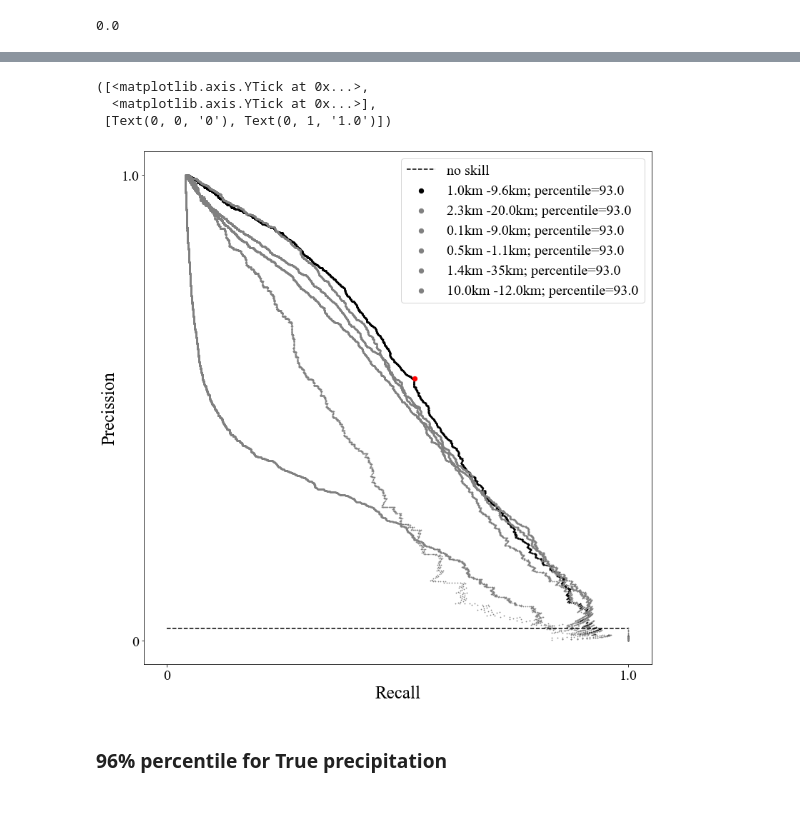
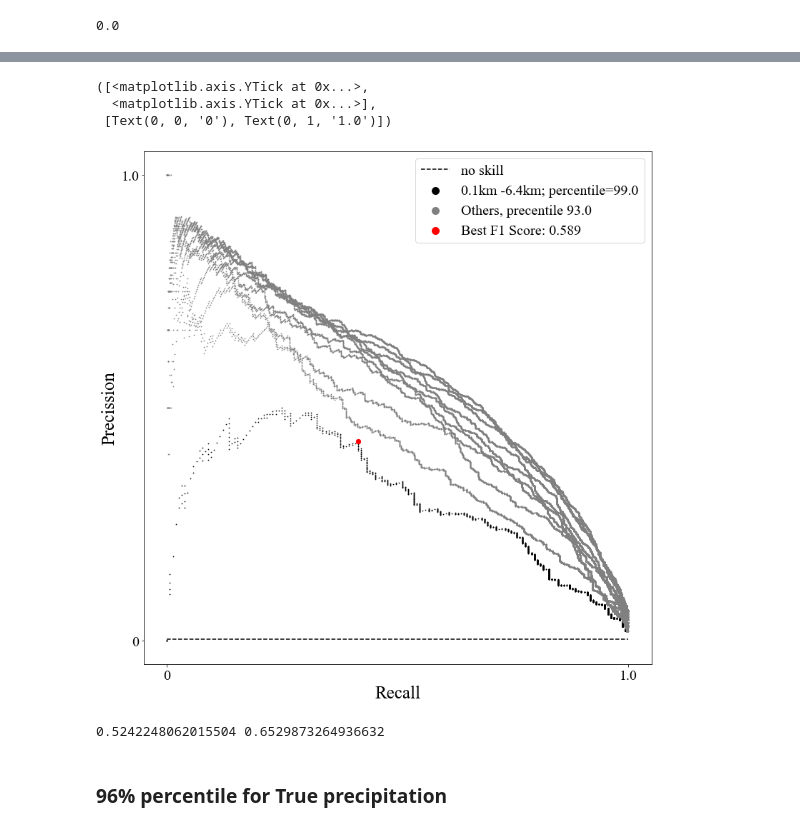
Before and after one commit to ignaciocordova/bachelor_thesis, a Jupyter notebook: Best_threshold.ipynb, the cells around one changed output, grey strips where cells are left out. Drawn from its saved outputs; the diff is of its cells as text; code cells hidden in the pictures.

```diff
--- a/Best_threshold.ipynb
+++ b/Best_threshold.ipynb
@@ -154,0 +455,14 @@ F1score: 0.211
+# %%
+matrix = np.zeros([111,211])
+results=[]
+print(matrix.max())
+for hi in tqdm(his):
+    for hf in hfs:
+
+        i = int(10.*hi)
+        j = int(10.*hf)
+
+        if hi<hf:
+            array = do.getF1score(df,hi,hf,0.90)
+            matrix[i][j] = array[4]
+            results.append(array)
@@ -155,10 +478,10 @@ F1score: 0.211
 # %% [markdown]
 ### 93% percentile for True precipitation
 # %%
-matrix = np.empty([101,151])
+matrix = np.zeros([111,211])
 results=[]
 print(matrix.max())
-for hi in his:
+for hi in tqdm(his):
     for hf in hfs:
 
         i = int(10.*hi)
@@ -213,23 +617,33 @@ cb.set_label('F1 SCORE',
 # %%
-p1,r1,p11,r11,truth,label1 = do.getPrecisionRecall(df,1.0,9.6,0.93)
+slicedf = df
+p1,r1,p11,r11,truth,label1 = do.getPrecisionRecall(slicedf,0.1,6.4,0.99)
 no_skill = len(truth[truth==1]) / len(truth)
 
-p2,r2,p22,r22,truth2,label2 = do.getPrecisionRecall(df,2.3,20.0,0.93)
-p3,r3,p33,r33,truth3,label3 = do.getPrecisionRecall(df,0.1,9.0,0.93)
-p4,r4,p44,r44,truth4,label4 = do.getPrecisionRecall(df,0.5,1.1,0.93)
-p5,r5,p55,r55,truth5,label5 = do.getPrecisionRecall(df,1.4,35,0.93)
-p6,r6,p66,r66,truth6,label6 = do.getPrecisionRecall(df,10.0,12.0,0.93)
+p2,r2,p22,r22,truth2,label2 = do.getPrecisionRecall(slicedf,0.1,7.7,0.98)
+p3,r3,p33,r33,truth3,label3 = do.getPrecisionRecall(slicedf,0.1,6.0,0.97)
+p4,r4,p44,r44,truth4,label4 = do.getPrecisionRecall(slicedf,0.1,6.0,0.96)
+p5,r5,p55,r55,truth5,label5 = do.getPrecisionRecall(slicedf,0.1,7.3,0.95)
+p6,r6,p66,r66,truth6,label6 = do.getPrecisionRecall(slicedf,0.1,6.8,0.94)
+p7,r7,p77,r77,truth7,label7 = do.getPrecisionRecall(slicedf,0.1,6.8,0.93)
+p8,r8,p88,r88,truth8,label8 = do.getPrecisionRecall(slicedf,0.1,6.8,0.92)
+p9,r9,p99,r99,truth9,label9 = do.getPrecisionRecall(slicedf,0.1,6.8,0.91)
+p10,r10,p1010,r1010,truth10,label10 = do.getPrecisionRecall(slicedf,0.1,6.8,0.90)
+
 
 plt.figure(figsize=(11,11), tight_layout=True)
 
-plt.scatter(p1,r1,label=label1,s=0.5,c='black')
-plt.scatter(p11,r11,s=40,c='r')
+plt.scatter(r1,p1,label=label1,s=0.5,c='black')
 
-plt.scatter(p2,r2,label=label2,s=0.5,c='gray')
-plt.scatter(p3,r3,label=label3,s=0.5,c='gray')
-plt.scatter(p4,r4,label=label4,s=0.5,c='gray')
-plt.scatter(p5,r5,label=label5,s=0.5,c='gray')
-plt.scatter(p6,r6,label=label6,s=0.5,c='gray')
+plt.scatter(r2,p2,label='Others, precentile 93.0',s=0.5,c='gray')
+plt.scatter(r3,p3,s=0.5,c='gray')
+plt.scatter(r4,p4,s=0.5,c='gray')
+plt.scatter(r5,p5,s=0.5,c='gray')
+plt.scatter(r6,p6,s=0.5,c='gray')
+plt.scatter(r7,p7,s=0.5,c='gray')
+plt.scatter(r8,p8,s=0.5,c='gray')
+plt.scatter(r9,p9,s=0.5,c='gray')
+plt.scatter(r10,p10,s=0.5,c='gray')
+plt.scatter(r11,p11,s=40,label='Best F1 Score: '+str(np.round(y[x,4],3)),c='r')
 
 
 plt.plot([0, 1], [no_skill, no_skill], linestyle='--', c='black',label='no skill')
@@ -238,13 +652,11 @@ plt.plot([0, 1], [no_skill, no_skill], linestyle='--', c='black',label='no skill
 lgnd = plt.legend(scatterpoints=1,
                   prop= FontProperties(family='Times New Roman',style='normal', size=20))
 
-lgnd.legendHandles[0]._sizes = [30]
-lgnd.legendHandles[1]._sizes = [40]
-lgnd.legendHandles[2]._sizes = [40]
-lgnd.legendHandles[3]._sizes = [40]
-lgnd.legendHandles[4]._sizes = [40]
-lgnd.legendHandles[5]._sizes = [40]
-lgnd.legendHandles[6]._sizes = [40]
+lgnd.legendHandles[0]._sizes = [100]
+lgnd.legendHandles[1]._sizes = [100]
+lgnd.legendHandles[2]._sizes = [100]
+lgnd.legendHandles[3]._sizes = [100]
+
 
 
 plt.xlabel('Recall',
@@ -283,7 +695,11 @@ F1score: 0.349
 ([<matplotlib.axis.YTick at 0x...>,
   <matplotlib.axis.YTick at 0x...>],
  [Text(0, 0, '0'), Text(0, 1, '1.0')])
-[figure, old version]
+[figure, new version]
+# %%
+print(p1010,r1010)
+# %% [output]
+0.5242248062015504 0.6529873264936632
 # %% [markdown]
 ### 96% percentile for True precipitation
 # %%
```
Also changed, not shown: parts of 40 cells of this notebook, 23 other files.
